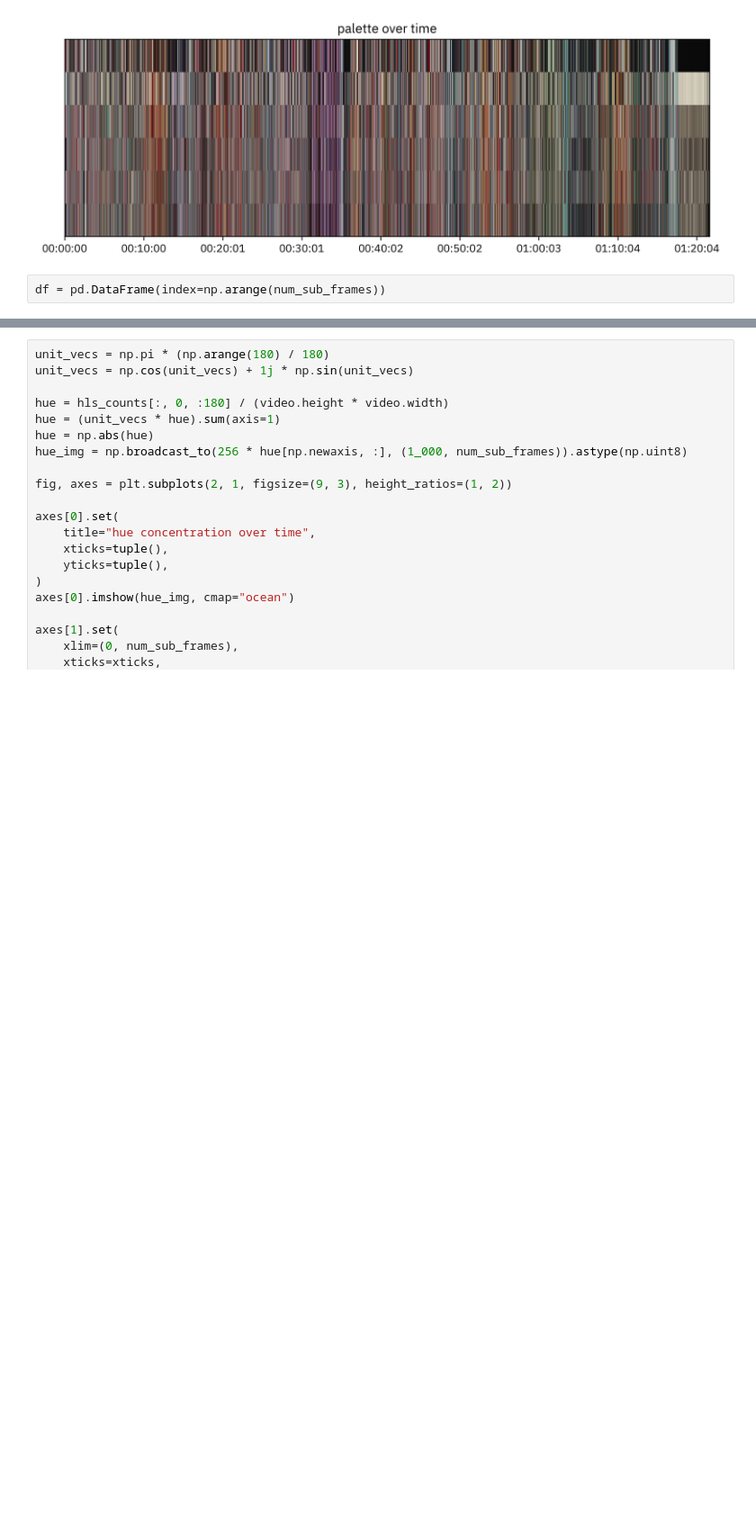
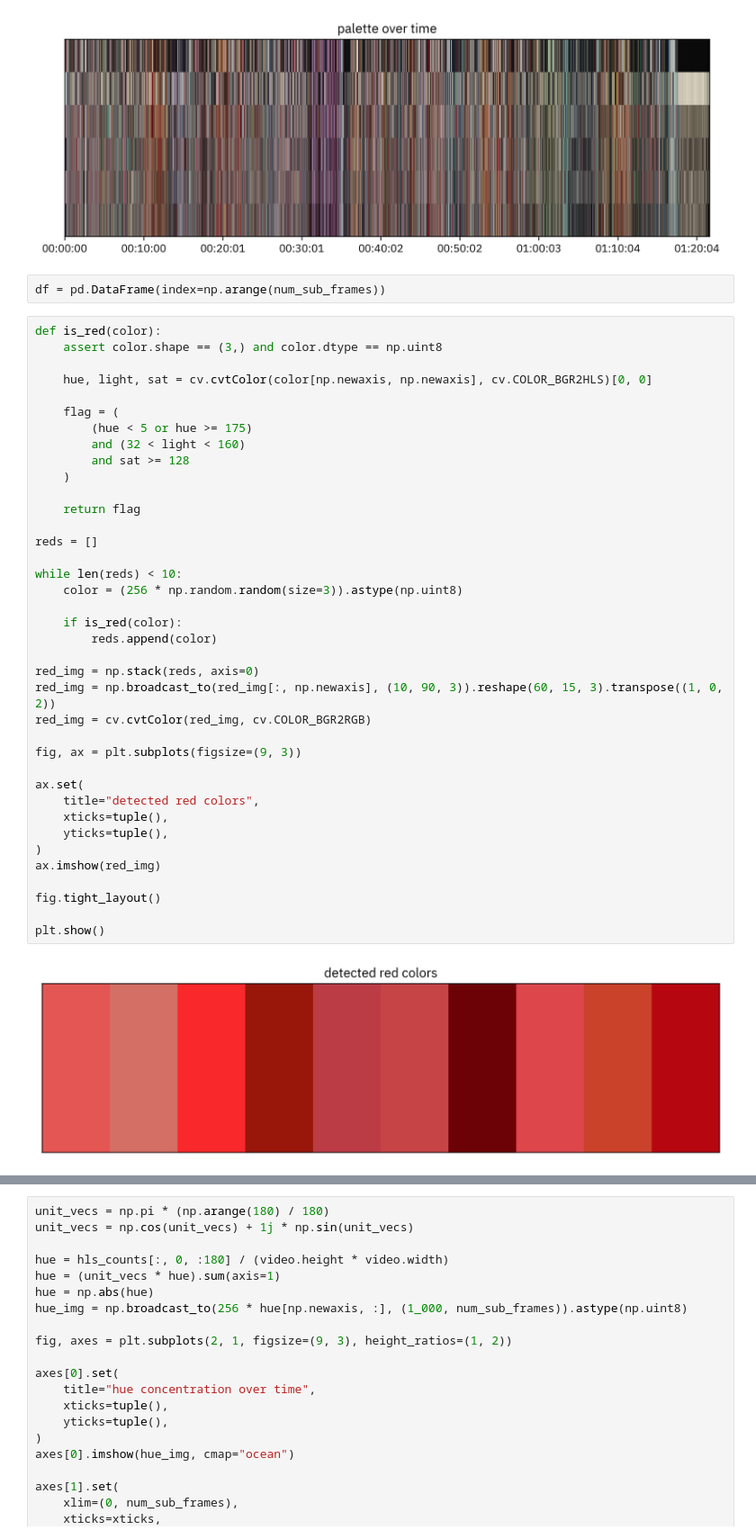
Before and after one commit to chen-siyuan/perfect-blue-eda, a Jupyter notebook: main.ipynb, the cells around one changed output, grey strips where cells are left out. Shown at 90% size. Cells and saved outputs as stored; diff of their text form; blank space fills up the shorter version.

```diff
--- a/main.ipynb
+++ b/main.ipynb
@@ -117,3 +117,43 @@ plt.show()
 [figure]
 # %%
 df = pd.DataFrame(index=np.arange(num_sub_frames))
+# %%
+def is_red(color):
+    assert color.shape == (3,) and color.dtype == np.uint8
+
+    hue, light, sat = cv.cvtColor(color[np.newaxis, np.newaxis], cv.COLOR_BGR2HLS)[0, 0]
+
+    flag = (
+        (hue < 5 or hue >= 175)
+        and (32 < light < 160)
+        and sat >= 128
+    )
+
+    return flag
+
+reds = []
+
+while len(reds) < 10:
+    color = (256 * np.random.random(size=3)).astype(np.uint8)
+
+    if is_red(color):
+        reds.append(color)
+
+red_img = np.stack(reds, axis=0)
+red_img = np.broadcast_to(red_img[:, np.newaxis], (10, 90, 3)).reshape(60, 15, 3).transpose((1, 0, 2))
+red_img = cv.cvtColor(red_img, cv.COLOR_BGR2RGB)
+
+fig, ax = plt.subplots(figsize=(9, 3))
+
+ax.set(
+    title="detected red colors",
+    xticks=tuple(),
+    yticks=tuple(),
+)
+ax.imshow(red_img)
+
+fig.tight_layout()
+
+plt.show()
+# %% [output]
+[figure, added]
```
Also changed, not shown: parts of 4 cells of this notebook.
